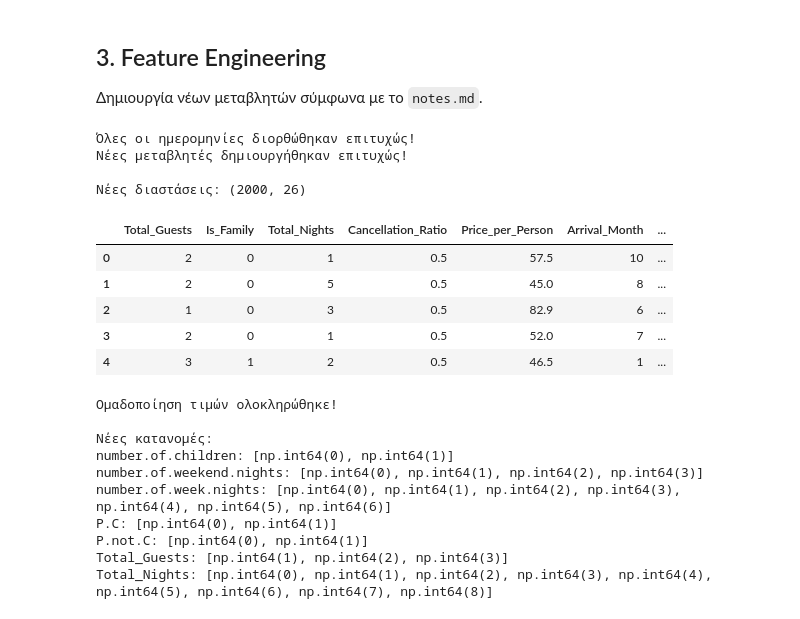
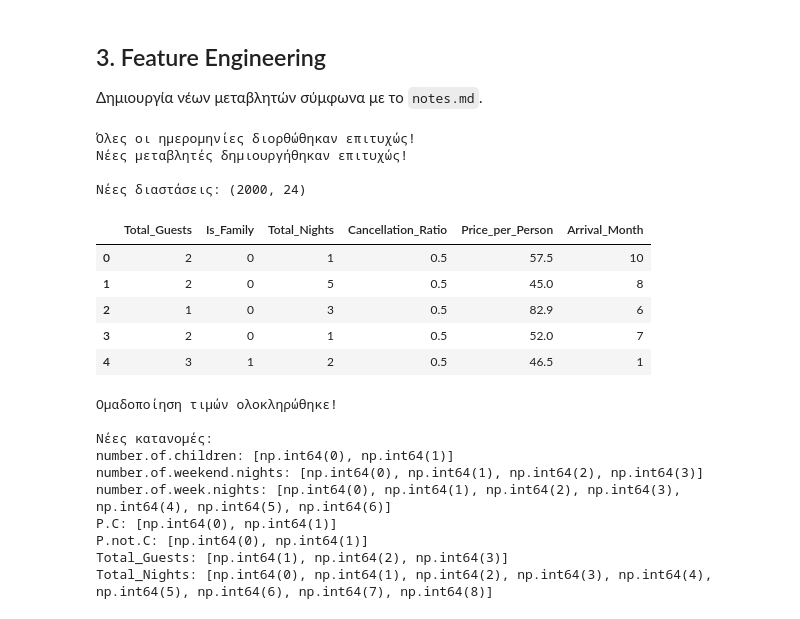
Before and after one commit to dgodolias/HotelCancellationsClustering, a Jupyter notebook: preprocessing.ipynb, the cells around one changed output. Drawn from its saved outputs; the diff is of its cells as text; code cells hidden in the pictures.

```diff
--- a/preprocessing.ipynb
+++ b/preprocessing.ipynb
@@ -133,11 +133,9 @@ def fix_invalid_date(date_str):
 # Εφαρμογή της διόρθωσης
 df_processed['date.of.reservation'] = df_processed['date.of.reservation'].apply(fix_invalid_date)
 
-# Υπολογισμός Arrival Date και παράγωγων μεταβλητών
+# Υπολογισμός Arrival Date και Arrival_Month (αφαιρέθηκαν Arrival_Year και Reservation_Weekday)
 df_processed['Arrival_Date'] = df_processed['date.of.reservation'] + pd.to_timedelta(df_processed['lead.time'], unit='D')
 df_processed['Arrival_Month'] = df_processed['Arrival_Date'].dt.month
-df_processed['Arrival_Year'] = df_processed['Arrival_Date'].dt.year
-df_processed['Reservation_Weekday'] = df_processed['date.of.reservation'].dt.dayofweek
 
 # Έλεγχος για ημερομηνίες που δεν μπόρεσαν να διορθωθούν
 invalid_dates = df_processed['date.of.reservation'].isna().sum()
@@ -152,19 +150,19 @@ print(f"\nΝέες διαστάσεις: {df_processed.shape}")
 Όλες οι ημερομηνίες διορθώθηκαν επιτυχώς!
 Νέες μεταβλητές δημιουργήθηκαν επιτυχώς!
 
-Νέες διαστάσεις: (2000, 26)
+Νέες διαστάσεις: (2000, 24)
 # %%
 # Εμφάνιση των νέων features
 new_features = ['Total_Guests', 'Is_Family', 'Total_Nights', 'Cancellation_Ratio',
-                'Price_per_Person', 'Arrival_Month', 'Arrival_Year', 'Reservation_Weekday']
+                'Price_per_Person', 'Arrival_Month']
 df_processed[new_features].head()
 # %% [output]
-|  | Total_Guests | Is_Family | Total_Nights | Cancellation_Ratio | Price_per_Person | Arrival_Month | ... |
-| 0 | 2 | 0 | 1 | 0.5 | 57.5 | 10 | ... |
-| 1 | 2 | 0 | 5 | 0.5 | 45.0 | 8 | ... |
-| 2 | 1 | 0 | 3 | 0.5 | 82.9 | 6 | ... |
-| 3 | 2 | 0 | 1 | 0.5 | 52.0 | 7 | ... |
-| 4 | 3 | 1 | 2 | 0.5 | 46.5 | 1 | ... |
+|  | Total_Guests | Is_Family | Total_Nights | Cancellation_Ratio | Price_per_Person | Arrival_Month |
+| 0 | 2 | 0 | 1 | 0.5 | 57.5 | 10 |
+| 1 | 2 | 0 | 5 | 0.5 | 45.0 | 8 |
+| 2 | 1 | 0 | 3 | 0.5 | 82.9 | 6 |
+| 3 | 2 | 0 | 1 | 0.5 | 52.0 | 7 |
+| 4 | 3 | 1 | 2 | 0.5 | 46.5 | 1 |
 # %%
 # 1. number.of.children: 0, 1+ (αντί για 0,1,2,3)
 df_processed['number.of.children'] = df_processed['number.of.children'].apply(
```
Also changed, not shown: parts of 17 cells of this notebook, 1 other file.
